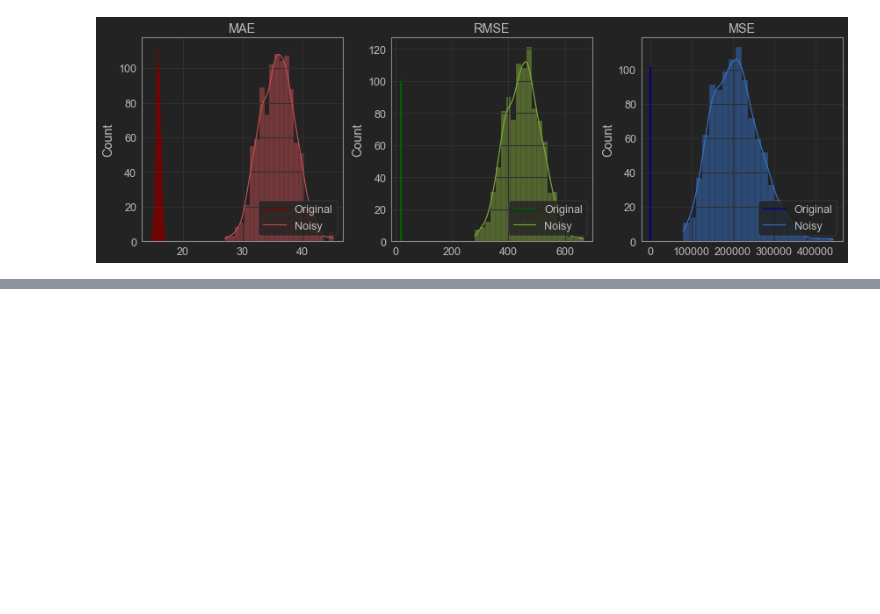
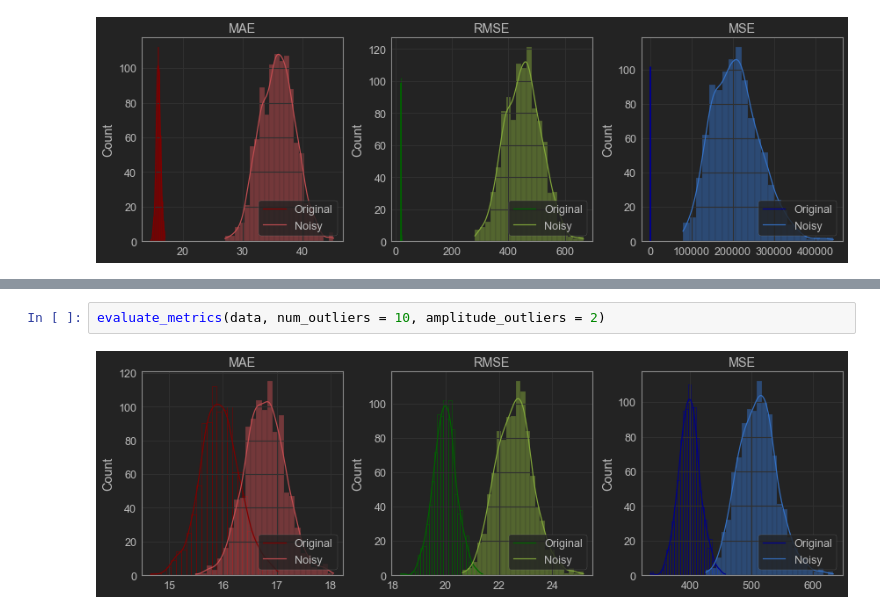
Before and after one commit to vinyluis/Articles, a Jupyter notebook: Comparing robustness of MAE MSE and RMSE/[EN] Outliers in MAE MSE RMSE.ipynb, the cells around one changed output, grey strips where cells are left out. Cells and saved outputs as stored; diff of their text form; blank space fills up the shorter version.

```diff
--- a/Comparing robustness of MAE MSE and RMSE/[EN] Outliers in MAE MSE RMSE.ipynb
+++ b/Comparing robustness of MAE MSE and RMSE/[EN] Outliers in MAE MSE RMSE.ipynb
@@ -166,0 +227,4 @@ The distance between the means of the RMSE distributions is: 432.46 (2165.69%)
+# %%
+evaluate_metrics(data, num_outliers = 10, amplitude_outliers = 2)
+# %% [output]
+[figure, added]
```
Also changed, not shown: parts of 1 cell of this notebook, 5 other files.
